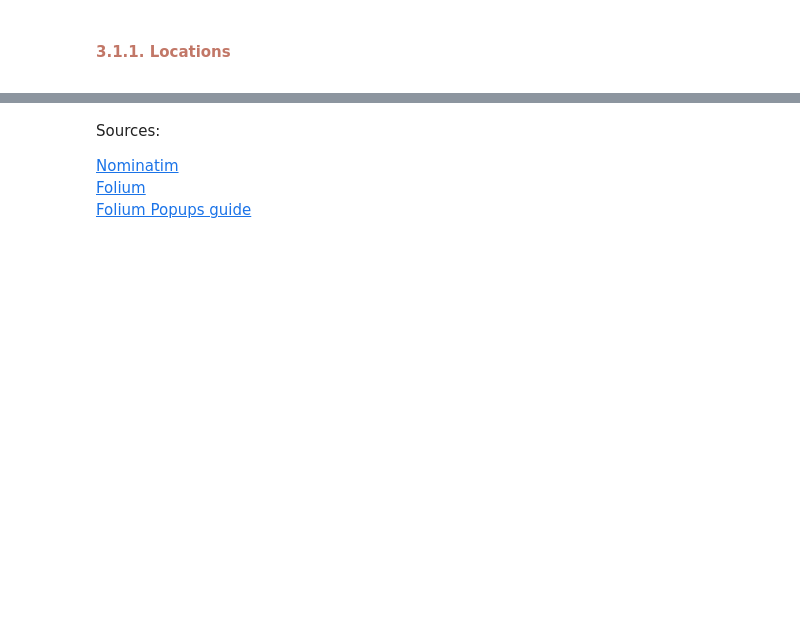
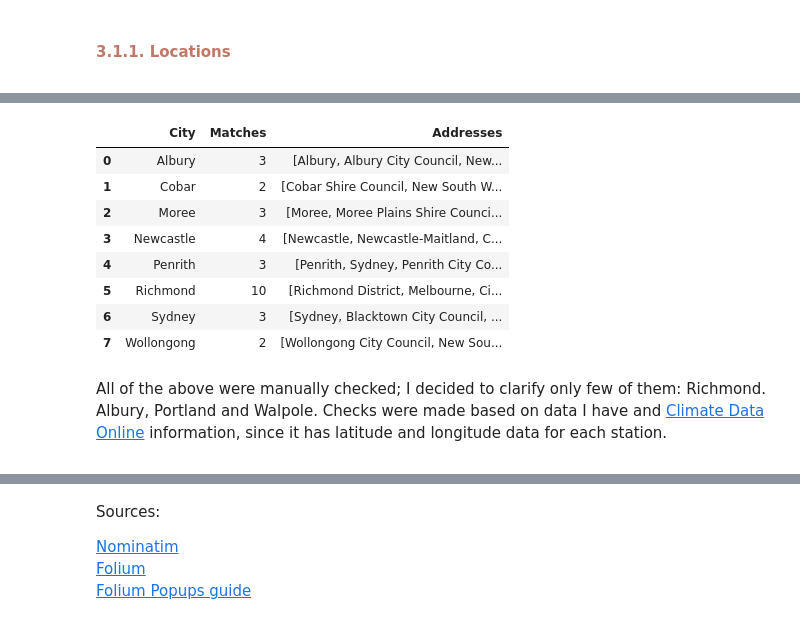
Before and after one commit to zinkute/rain-in-Australia, a Jupyter notebook: dslc_documentation/01_data_cleaning.ipynb, the cells around one changed output, grey strips where cells are left out. Saved outputs shown, nothing was run; the diff lists cells and outputs as text; code cells hidden in the pictures; blank space fills up the shorter version.

```diff
--- a/dslc_documentation/01_data_cleaning.ipynb
+++ b/dslc_documentation/01_data_cleaning.ipynb
@@ -564,0 +557,34 @@ len(locations_original)
+# %%
+# find ambiguous addresses
+
+geolocator = Nominatim(user_agent="geo_disambiguate_check")
+
+# Your list of city names
+city_names = rain_data['Location'].unique()
+
+# Results list
+ambiguous_cities = []
+
+for city in city_names:
+    try:
+        locations = geolocator.geocode(city + ", Australia", exactly_one=False, addressdetails=True)
+
+        # Check if more than one match is returned
+        if locations and len(locations) > 1:
+            print(f"Ambiguous: '{city}' returned {len(locations)} results.")
+            result_list = []
+            for loc in locations:
+                address = loc.raw.get("display_name", "N/A")
+                result_list.append(address)
+            ambiguous_cities.append({"City": city, "Matches": len(locations), "Addresses": result_list})
+
+    except Exception as e:
+        print(f"Error checking {city}: {e}")
+
+    # Sleep to respect usage policy
+    time.sleep(1)
+
+# Convert to DataFrame for easier viewing (optional)
+df_ambiguous = pd.DataFrame(ambiguous_cities)
+
+pd.set_option('display.max_colwidth', None)
@@ -565,3 +609,20 @@ len(locations_original)
+# %%
+df_ambiguous
+# %% [output]
+|  | City | Matches | Addresses |
+| 0 | Albury | 3 | [Albury, Albury City Council, New... |
+| 1 | Cobar | 2 | [Cobar Shire Council, New South W... |
+| 2 | Moree | 3 | [Moree, Moree Plains Shire Counci... |
+| 3 | Newcastle | 4 | [Newcastle, Newcastle-Maitland, C... |
+| 4 | Penrith | 3 | [Penrith, Sydney, Penrith City Co... |
+| 5 | Richmond | 10 | [Richmond District, Melbourne, Ci... |
+| 6 | Sydney | 3 | [Sydney, Blacktown City Council, ... |
+| 7 | Wollongong | 2 | [Wollongong City Council, New Sou... |
+# %% [markdown]
+<span style="font-family:Cambria">
+
+All of the above were manually checked; I decided to clarify only few of them: Richmond. Albury, Portland and Walpole. Checks were made based on data I have and <a href="http://www.bom.gov.au/climate/data/index.shtml" title="Climate Data Online">Climate Data Online</a> information, since it has latitude and longitude data for each station.
+</span>
 # %%
 # Update location names to be able to map them
 rain_data.replace('BadgerysCreek', 'Badgerys Creek', inplace = True)
```
Also changed, not shown: parts of 23 cells of this notebook, 2 other files.
